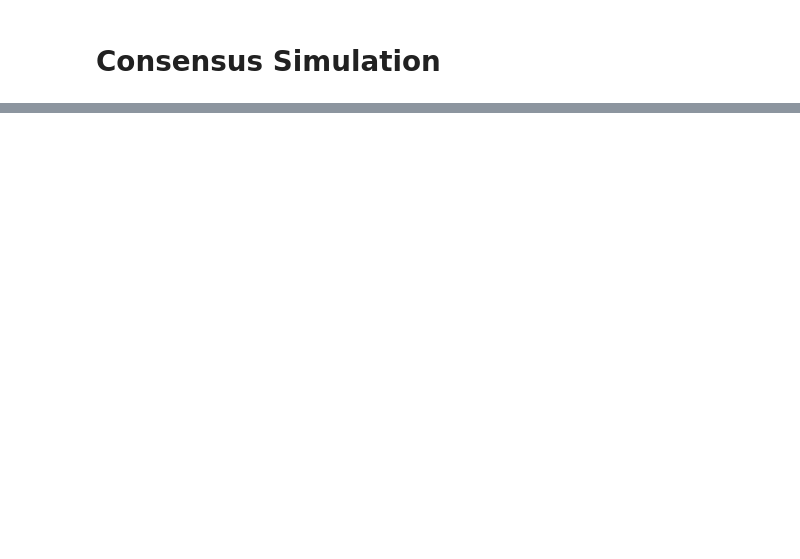
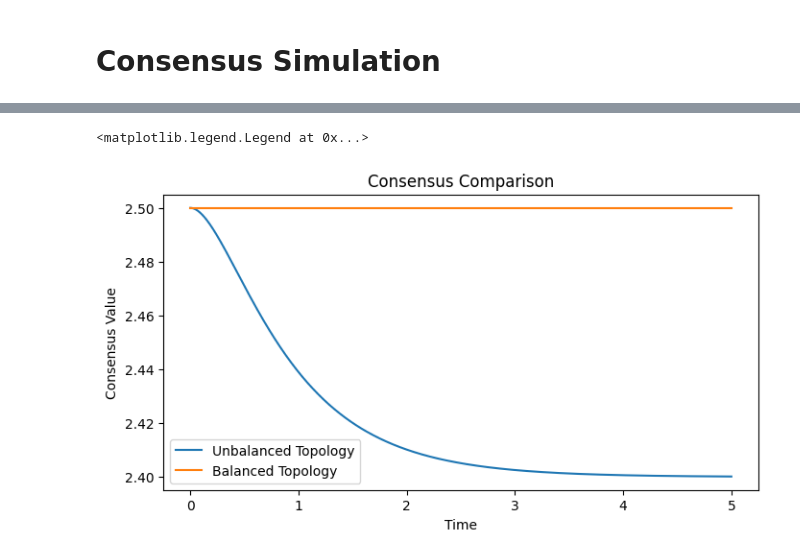
Before and after one commit to Bourmindge-Liey/SimpleConsensus, a Jupyter notebook: exp.ipynb, the cells around one changed output, grey strips where cells are left out. Drawn from its saved outputs; the diff is of its cells as text; code cells hidden in the pictures; blank space fills up the shorter version.

```diff
--- a/exp.ipynb
+++ b/exp.ipynb
@@ -60,0 +171,11 @@ AttributeError: 'Graph' object has no attribute 'in_degree'
+# %%
+plt.figure(figsize=(8, 4))
+plt.plot(result["time"], result["consensus"], label="Unbalanced Topology")
+plt.plot(result1["time"], result1["consensus"], label="Balanced Topology")
+plt.title("Consensus Comparison")
+plt.xlabel("Time")
+plt.ylabel("Consensus Value")
+plt.legend()
+# %% [output]
+<matplotlib.legend.Legend at 0x...>
+[figure, added]
```
Also changed, not shown: parts of 13 cells of this notebook, 9 other files.
